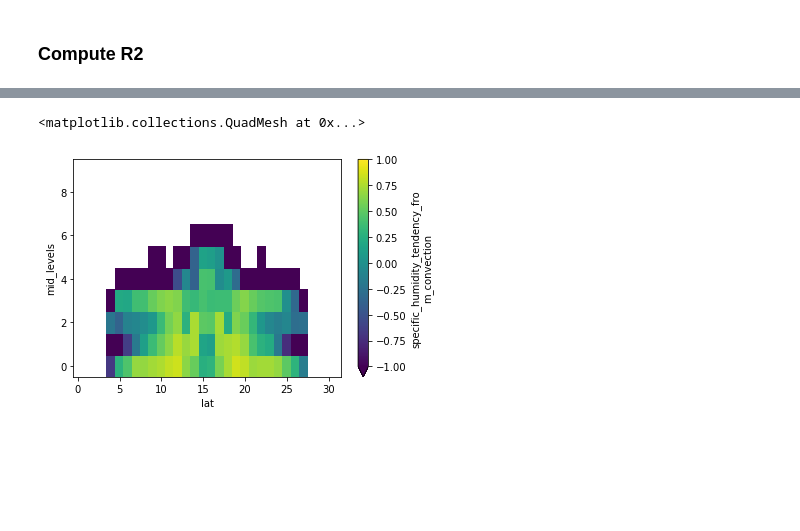
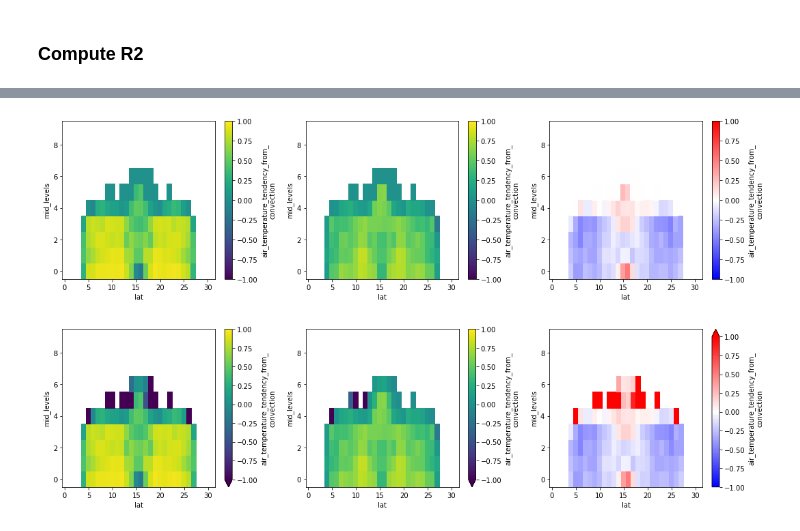
Before and after one commit to raspstephan/CliMT-ML, a Jupyter notebook: 2.0-Train-ML-models.ipynb, the cells around one changed output, grey strips where cells are left out. Saved outputs shown, nothing was run; the diff lists cells and outputs as text; code cells hidden in the pictures; blank space fills up the shorter version.

```diff
--- a/2.0-Train-ML-models.ipynb
+++ b/2.0-Train-ML-models.ipynb
@@ -230,5 +309,7 @@ plot_comparison(
 ### Compute R2
 # %%
 tvar = ((truth - truth.mean(('time', 'lon')))**2).mean(('time', 'lon'))
-sse = (nn_error**2).mean(('time', 'lon'))
-r2 = 1-(sse/tvar)
+nn_sse = (nn_error**2).mean(('time', 'lon'))
+nn_r2 = 1-(nn_sse/tvar)
+rf_sse = (rf_error**2).mean(('time', 'lon'))
+rf_r2 = 1-(rf_sse/tvar)
@@ -240,5 +316,20 @@ r2['air_temperature_tendency_from_convection'].plot(vmin=-1, vmax=1)
-# %%
-r2['specific_humidity_tendency_from_convection'].plot(vmin=-1, vmax=1)
-# %% [output]
-<matplotlib.collections.QuadMesh at 0x...>
-[figure, removed]
+# %%
+mask = ((tvar['air_temperature_tendency_from_convection']/tvar['air_temperature_tendency_from_convection'].mean()) > 0.005)
+# %%
+var = 'air_temperature_tendency_from_convection'
+fig, (ax1, ax2, ax3) = plt.subplots(1, 3, figsize=(15, 4))
+(nn_r2[var]*mask).plot(vmin=-1, vmax=1, ax=ax1)
+(rf_r2[var]*mask).plot(vmin=-1, vmax=1, ax=ax2)
+((rf_r2-nn_r2)[var]*mask).plot(vmin=-1, vmax=1, ax=ax3, cmap='bwr')
+plt.tight_layout()
+# %% [output]
+[figure, added]
+# %%
+var = 'air_temperature_tendency_from_convection'
+fig, (ax1, ax2, ax3) = plt.subplots(1, 3, figsize=(15, 4))
+nn_r2[var].plot(vmin=-1, vmax=1, ax=ax1)
+rf_r2[var].plot(vmin=-1, vmax=1, ax=ax2)
+(rf_r2-nn_r2)[var].plot(vmin=-1, vmax=1, ax=ax3, cmap='bwr')
+plt.tight_layout()
+# %% [output]
+[figure, added]
```
Also changed, not shown: parts of 18 cells of this notebook, 3 other files.
